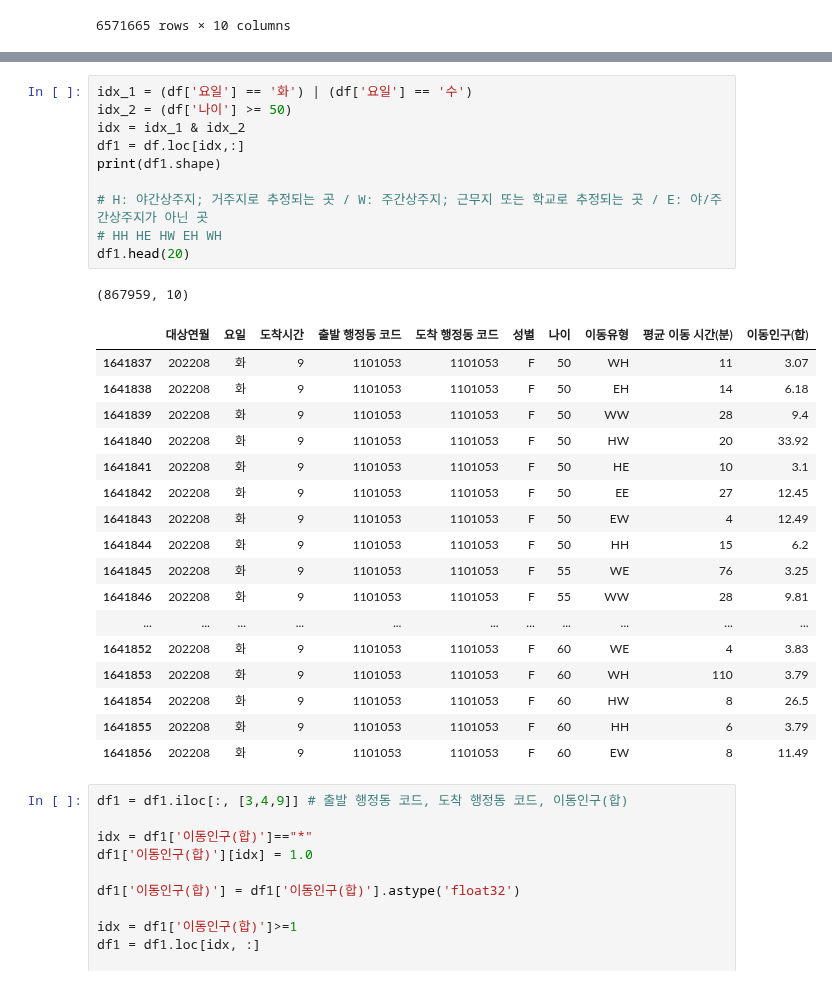
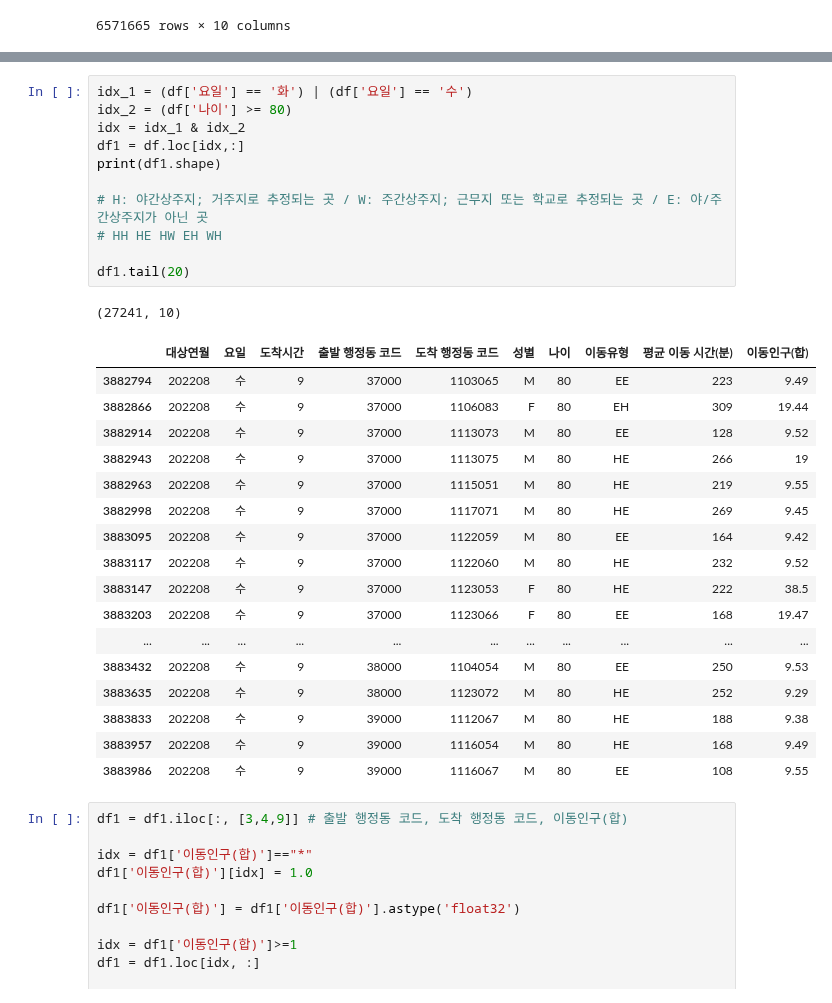
Before and after one commit to lg960214/DACON_Seoul_6, a Jupyter notebook: pre.ipynb, the cells around one changed output, grey strips where cells are left out. Saved outputs shown, nothing was run; the diff lists cells and outputs as text.

```diff
--- a/pre.ipynb
+++ b/pre.ipynb
@@ -27,32 +77,33 @@ df
 # %%
 idx_1 = (df['요일'] == '화') | (df['요일'] == '수')
-idx_2 = (df['나이'] >= 50)
+idx_2 = (df['나이'] >= 80)
 idx = idx_1 & idx_2
 df1 = df.loc[idx,:]
 print(df1.shape)
 
 # H: 야간상주지; 거주지로 추정되는 곳 / W: 주간상주지; 근무지 또는 학교로 추정되는 곳 / E: 야/주간상주지가 아닌 곳
 # HH HE HW EH WH
-df1.head(20)
+
+df1.tail(20)
 # %% [output]
-(867959, 10)
+(27241, 10)
 |  | 대상연월 | 요일 | 도착시간 | 출발 행정동 코드 | 도착 행정동 코드 | 성별 | 나이 | 이동유형 | 평균 이동 시간(분) | 이동인구(합) |
-| 1641837 | 202208 | 화 | 9 | 1101053 | 1101053 | F | 50 | WH | 11 | 3.07 |
-| 1641838 | 202208 | 화 | 9 | 1101053 | 1101053 | F | 50 | EH | 14 | 6.18 |
-| 1641839 | 202208 | 화 | 9 | 1101053 | 1101053 | F | 50 | WW | 28 | 9.4 |
-| 1641840 | 202208 | 화 | 9 | 1101053 | 1101053 | F | 50 | HW | 20 | 33.92 |
-| 1641841 | 202208 | 화 | 9 | 1101053 | 1101053 | F | 50 | HE | 10 | 3.1 |
-| 1641842 | 202208 | 화 | 9 | 1101053 | 1101053 | F | 50 | EE | 27 | 12.45 |
-| 1641843 | 202208 | 화 | 9 | 1101053 | 1101053 | F | 50 | EW | 4 | 12.49 |
-| 1641844 | 202208 | 화 | 9 | 1101053 | 1101053 | F | 50 | HH | 15 | 6.2 |
-| 1641845 | 202208 | 화 | 9 | 1101053 | 1101053 | F | 55 | WE | 76 | 3.25 |
-| 1641846 | 202208 | 화 | 9 | 1101053 | 1101053 | F | 55 | WW | 28 | 9.81 |
+| 3882794 | 202208 | 수 | 9 | 37000 | 1103065 | M | 80 | EE | 223 | 9.49 |
+| 3882866 | 202208 | 수 | 9 | 37000 | 1106083 | F | 80 | EH | 309 | 19.44 |
+| 3882914 | 202208 | 수 | 9 | 37000 | 1113073 | M | 80 | EE | 128 | 9.52 |
+| 3882943 | 202208 | 수 | 9 | 37000 | 1113075 | M | 80 | HE | 266 | 19 |
+| 3882963 | 202208 | 수 | 9 | 37000 | 1115051 | M | 80 | HE | 219 | 9.55 |
+| 3882998 | 202208 | 수 | 9 | 37000 | 1117071 | M | 80 | HE | 269 | 9.45 |
+| 3883095 | 202208 | 수 | 9 | 37000 | 1122059 | M | 80 | EE | 164 | 9.42 |
+| 3883117 | 202208 | 수 | 9 | 37000 | 1122060 | M | 80 | HE | 232 | 9.52 |
+| 3883147 | 202208 | 수 | 9 | 37000 | 1123053 | F | 80 | HE | 222 | 38.5 |
+| 3883203 | 202208 | 수 | 9 | 37000 | 1123066 | F | 80 | EE | 168 | 19.47 |
 | ... | ... | ... | ... | ... | ... | ... | ... | ... | ... | ... |
-| 1641852 | 202208 | 화 | 9 | 1101053 | 1101053 | F | 60 | WE | 4 | 3.83 |
-| 1641853 | 202208 | 화 | 9 | 1101053 | 1101053 | F | 60 | WH | 110 | 3.79 |
-| 1641854 | 202208 | 화 | 9 | 1101053 | 1101053 | F | 60 | HW | 8 | 26.5 |
-| 1641855 | 202208 | 화 | 9 | 1101053 | 1101053 | F | 60 | HH | 6 | 3.79 |
-| 1641856 | 202208 | 화 | 9 | 1101053 | 1101053 | F | 60 | EW | 8 | 11.49 |
+| 3883432 | 202208 | 수 | 9 | 38000 | 1104054 | M | 80 | EE | 250 | 9.53 |
+| 3883635 | 202208 | 수 | 9 | 38000 | 1123072 | M | 80 | HE | 252 | 9.29 |
+| 3883833 | 202208 | 수 | 9 | 39000 | 1112067 | M | 80 | HE | 188 | 9.38 |
+| 3883957 | 202208 | 수 | 9 | 39000 | 1116054 | M | 80 | HE | 168 | 9.49 |
+| 3883986 | 202208 | 수 | 9 | 39000 | 1116067 | M | 80 | EE | 108 | 9.55 |
 # %%
 df1 = df1.iloc[:, [3,4,9]] # 출발 행정동 코드, 도착 행정동 코드, 이동인구(합)
 
```
Also changed, not shown: parts of 2 cells of this notebook.
